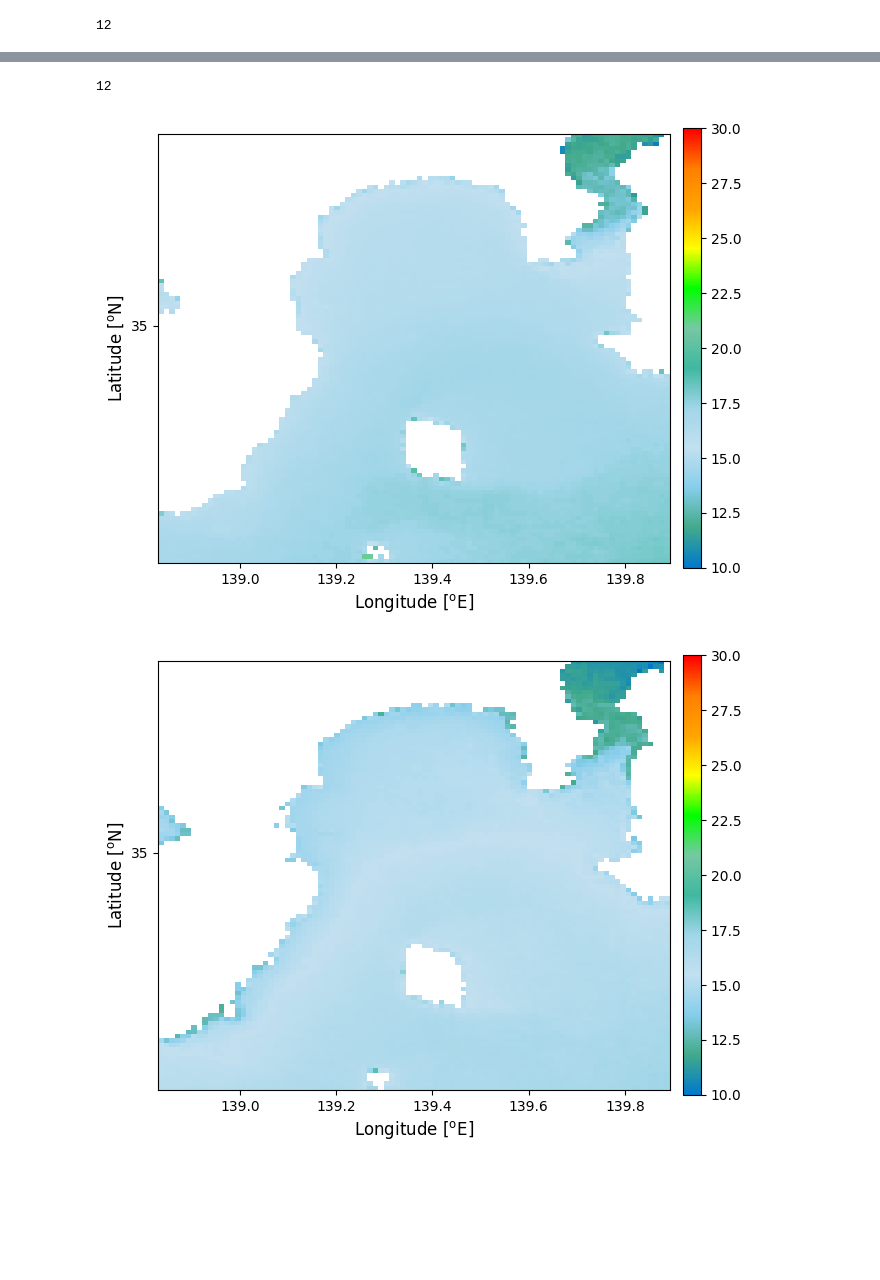
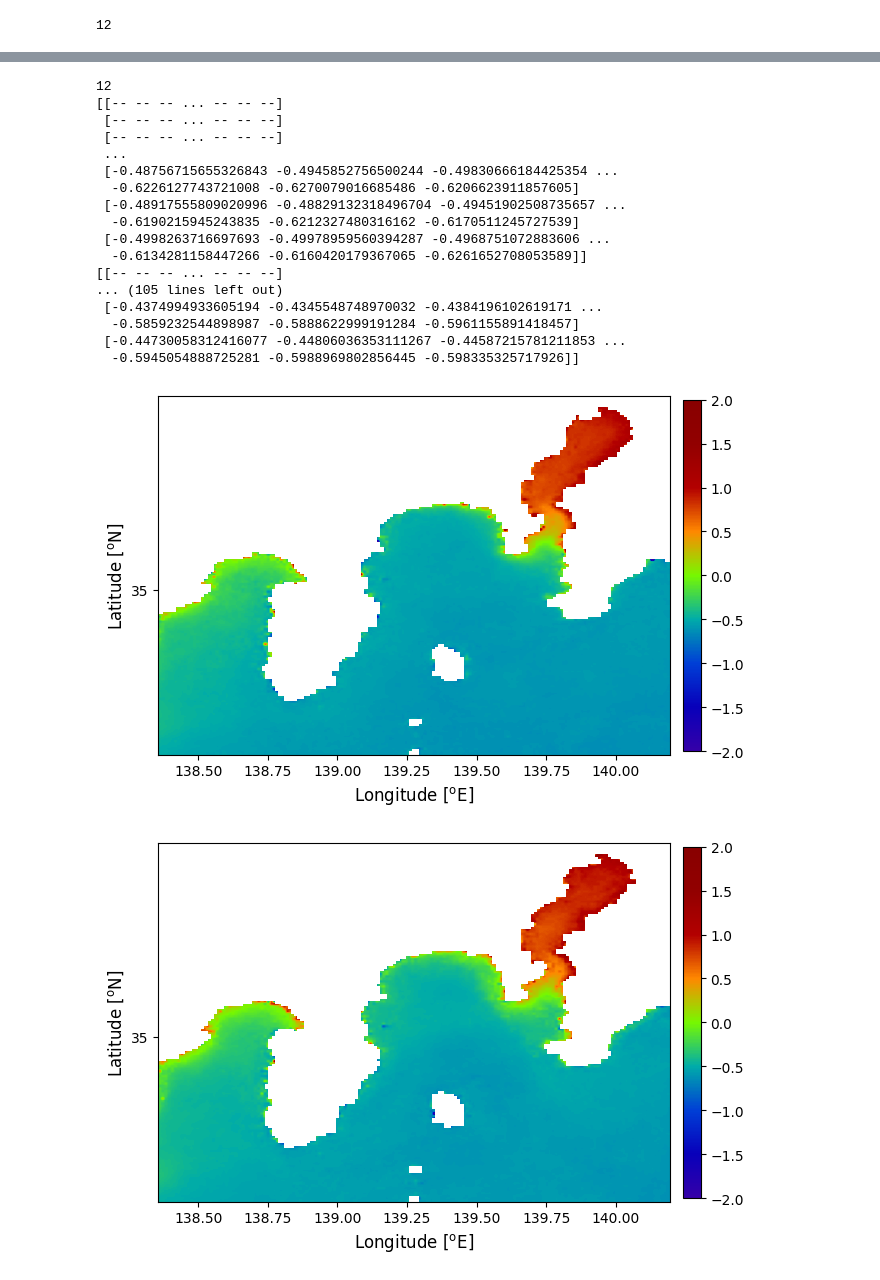
Before and after one commit to robel-milashu/NMEW.demos, a Jupyter notebook: processing/monthly_average.ipynb, the cells around one changed output, grey strips where cells are left out. Drawn from its saved outputs; the diff is of its cells as text; code cells hidden in the pictures; blank space fills up the shorter version.

```diff
--- a/processing/monthly_average.ipynb
+++ b/processing/monthly_average.ipynb
@@ -6,16 +6,21 @@ from matplotlib import pyplot as plt
 from mpl_toolkits.basemap import Basemap
 # %%
 
-data_dir = '../results/Modis/sst/'
-varname = 'sst'
+data_dir = '../results/Modis/chla/'
+varname = 'chlor_a'
 cmin, cmax = 10, 30
 # Initialize a dictionary to hold the data for each month.
 monthly_data = {month: [] for month in range(1, 13)}
+
 # Assuming these are the coordinates you want to crop to
 # lat_min_crop, lat_max_crop = 34.3, 35.7  # Update these values as needed
 # lon_min_crop, lon_max_crop = 138.3, 140.23  # Update these values as needed
-lat_min_crop, lat_max_crop = 34.5, 35.4
-lon_min_crop, lon_max_crop = 138.82, 139.9
+
+# lat_min_crop, lat_max_crop = 34.5, 35.4
+# lon_min_crop, lon_max_crop = 138.82, 139.9
+lat_min_crop, lat_max_crop = 34.4, 35.7
+lon_min_crop, lon_max_crop = 138.35, 140.2
+# rectangle_coords = [(35.7,  138.35), (35.7, 140.2), (34.4, 140.2), (34.4,  138.35), (35.7,  138.35)]
 # %%
 
 # Loop through files and accumulate data
@@ -142,5 +186,6 @@ rgb_colors = [colors.hex2color(color) for color in hex_colors_sst]
 # %%
-monthly_averages = {month: np.nanmean(np.stack(data_list), axis=0) for month, data_list in monthly_data.items() if data_list}
+cmin, cmax = -2,2
+# cmin, cmax = 10, 30
 print(len(monthly_averages))
 for month, sds_cropped in monthly_averages.items():    # Visualisation with basemap
     # print("runnign")
@@ -152,10 +197,10 @@ for month, sds_cropped in monthly_averages.items():    # Visualisation with base
                         lon_0=lon_0, lat_0=lat_0, projection='merc')
 
     # print(sds_cropped)
-    # sds_cropped_log = np.ma.masked_less_equal(sds_cropped, 0)  # Mask non-positive values
-    # sds_cropped_log = np.ma.log10(sds_cropped_log)  # Apply log10 to the data
-    # print(sds_cropped_log)
-
+    sds_cropped_log = np.ma.masked_less_equal(sds_cropped, 0)  # Mask non-positive values
+    sds_cropped_log = np.ma.log10(sds_cropped_log)  # Apply log10 to the data
+    print(sds_cropped_log)
+    sds_cropped = sds_cropped_log
 
     # Visualisation without basemap
     # Adjust figsize to change the aspect ratio
@@ -168,35 +213,52 @@ for month, sds_cropped in monthly_averages.items():    # Visualisation with base
     # mask = np.where(~sds_cropped.mask, np.nan, 0)
     ax.imshow(sds_cropped, cmap='gray', vmin=-2, vmax=0, extent=extent)
 
     # Create a colormap object
     custom_colormap = LinearSegmentedColormap.from_list('custom', rgb_colors)
 
     # print(sds_cropped_log.max(), sds_cropped_log.min())
-    # Data
+
     # We no longer use LogNorm here since we've manually applied log10
     # ims = ax.imshow(sds_cropped_log, cmap='jet', extent=extent)
     # ims = ax.imshow(sds_cropped,vmin=cmin, vmax=cmax,   extent=extent)
+
     ims = ax.imshow(sds_cropped,vmin=cmin, vmax=cmax,  cmap=custom_colormap, extent=extent)
 
     # # Figure labels
     ax.set_xlabel('Longitude [$^\mathregular{o}$E]', fontsize="12")
     ax.set_ylabel('Latitude [$^\mathregular{o}$N]', fontsize="12")
     ax.set_yticks(range(int(np.ceil(lat_cropped.min())), int(np.ceil(lat_cropped.max())), 1))
     # ax.set_title(time[0].strftime('%b %Y'))
 
     # # Colourbar
-    cbar = fig.colorbar(ims, ax=ax, orientation='vertical', fraction=0.0324, pad=0.025,  aspect=25)
+    cbar = fig.colorbar(ims, ax=ax, orientation='vertical', fraction=0.0324, pad=0.025,  aspect=20)
     # cbar.set_label('log10(Chl-a) Conc. mg/m^3', fontsize="12")
 
     # ticks = [ims.get_clim()[0],0, ims.get_clim()[1]] # This gets the color limit range
     # cbar.set_ticks(ticks)
     # cbar.set_ticklabels([f'{ticks[0]:.2f}', f'{ticks[1]:.2f}', f'{ticks[2]:.2f}']) # Format as desired
 
     # Small Sagami Bay
     lat_min, lat_max = 35.124, 35.34
     lon_min, lon_max = 139.115, 139.68
-    plt.savefig(f'average_sst_{month:02d}.png', dpi=300)
+    plt.savefig(f'average_chla_{month:02d}.png', dpi=300)
 # %% [output]
 12
+[[-- -- -- ... -- -- --]
+ [-- -- -- ... -- -- --]
+ [-- -- -- ... -- -- --]
+ ...
+ [-0.48756715655326843 -0.4945852756500244 -0.49830666184425354 ...
+  -0.6226127743721008 -0.6270079016685486 -0.6206623911857605]
+ [-0.48917555809020996 -0.48829132318496704 -0.49451902508735657 ...
+  -0.6190215945243835 -0.6212327480316162 -0.6170511245727539]
+ [-0.4998263716697693 -0.49978959560394287 -0.4968751072883606 ...
+  -0.6134281158447266 -0.6160420179367065 -0.6261652708053589]]
+[[-- -- -- ... -- -- --]
+... (105 lines left out)
+ [-0.4374994933605194 -0.4345548748970032 -0.4384196102619171 ...
+  -0.5859232544898987 -0.5888622999191284 -0.5961155891418457]
+ [-0.44730058312416077 -0.44806036353111267 -0.44587215781211853 ...
+  -0.5945054888725281 -0.5988969802856445 -0.598335325717926]]
-[figure, old version]
+[figure, new version]
-[figure, old version]
+[figure, new version]
```
Also changed, not shown: parts of 3 cells of this notebook, 27 other files.
